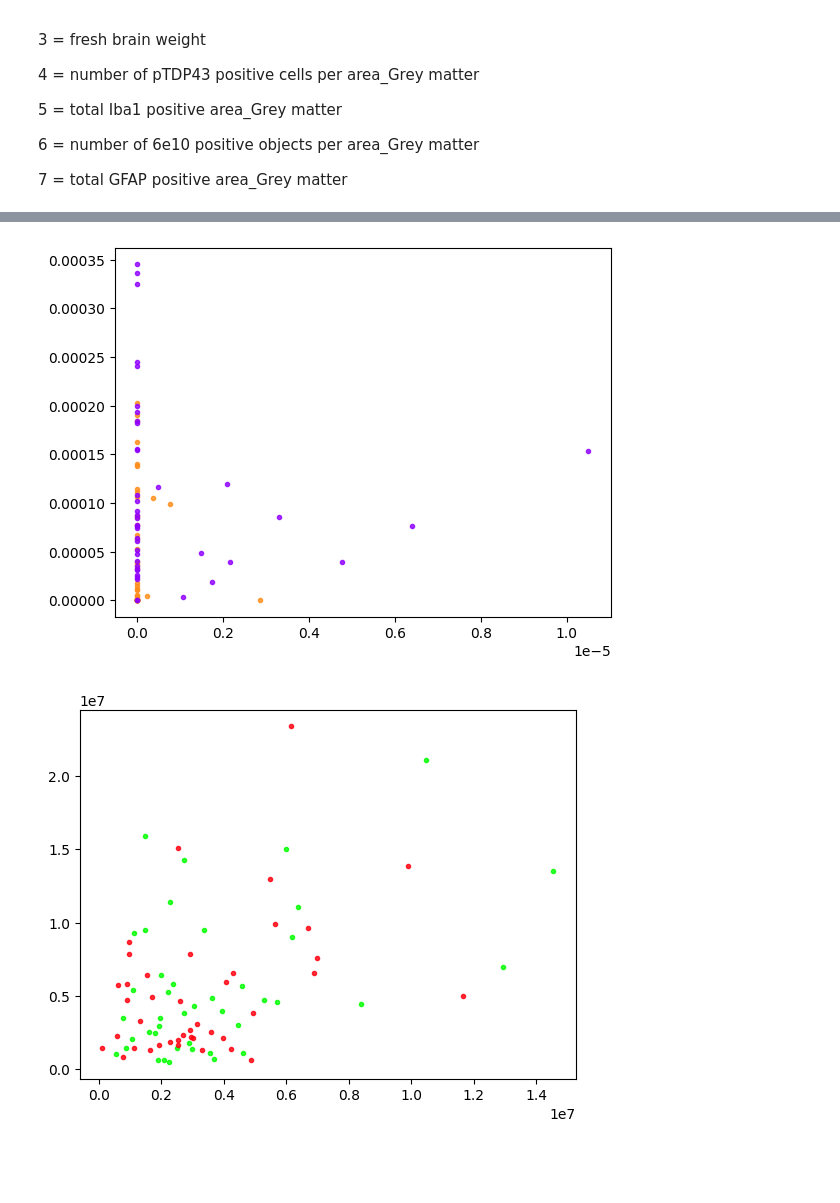
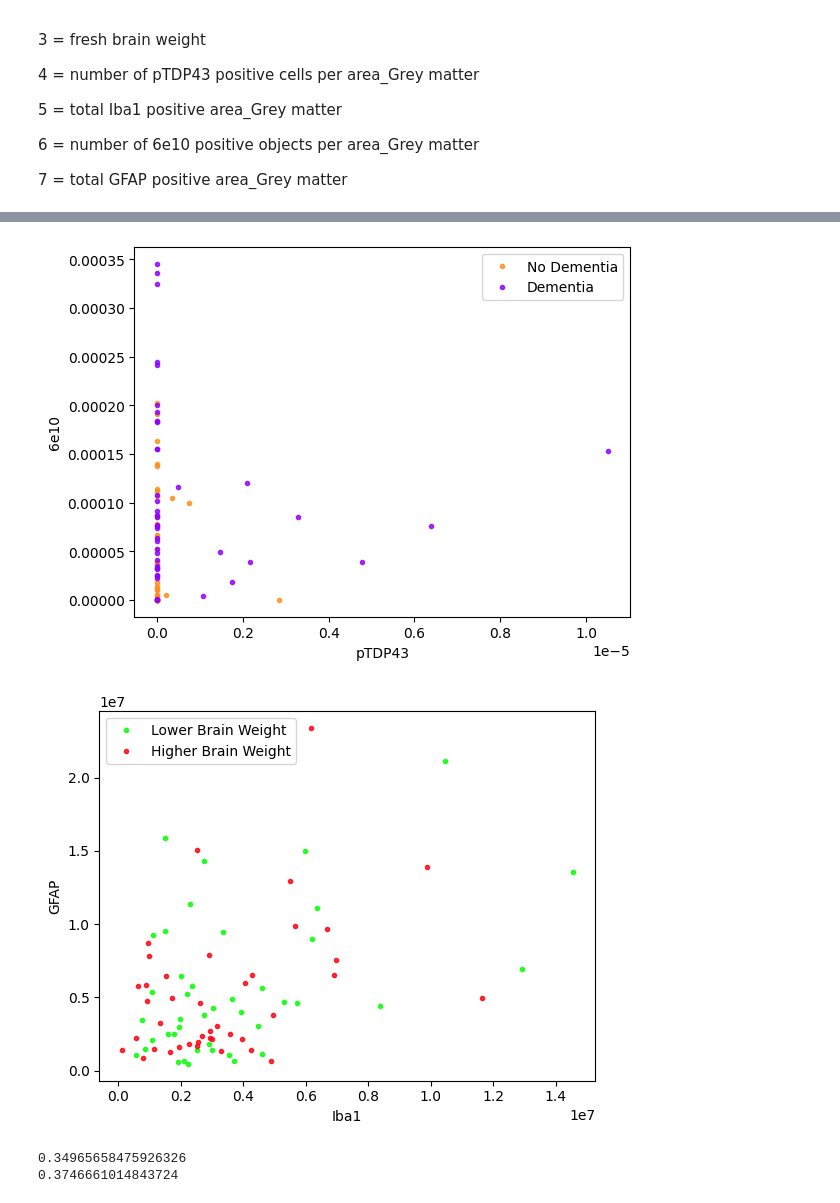
Before and after one commit to lindseyhuppin/Neur265Work, a Jupyter notebook: finalProject/FinalPosterPresentation.ipynb, the cells around one changed output, grey strips where cells are left out. Drawn from its saved outputs; the diff is of its cells as text; code cells hidden in the pictures; blank space fills up the shorter version.

```diff
--- a/finalProject/FinalPosterPresentation.ipynb
+++ b/finalProject/FinalPosterPresentation.ipynb
@@ -130,12 +124,29 @@ plt.show()
 # %%
 #scatter plots
 plt.plot(pTDP43_noD,_6e10_noD,'.', color = '#ff8d1acf')
 plt.plot(pTDP43_yD,_6e10_yD,'.', color = '#8f00ffcf')
+plt.xlabel('pTDP43')
+plt.ylabel('6e10')
+plt.legend(['No Dementia','Dementia'])
 plt.show()
 plt.plot(Iba1_less,GFAP_less,'.', color = '#00ff00cf')
 plt.plot(Iba1_more,GFAP_more,'.', color = '#ff000dcf')
-
+plt.xlabel('Iba1')
+plt.ylabel('GFAP')
+plt.legend(['Lower Brain Weight','Higher Brain Weight'])
 plt.show()
 # %% [output]
-[figure, old version]
+[figure, new version]
-[figure, old version]
+[figure, new version]
+# %%
+
+def autocorr(x, y):
+    corr = np.correlate(x, y, 'full')  # Compute the autocorrelation
+    corr = corr[corr.size//2:] / corr.max()               # Convert to correlation coefficients
+    return corr.mean()                                    # Return only requested lags
+
+print(autocorr(pTDP43,_6e10))
+print(autocorr(Iba1,GFAP))
+# %% [output]
+0.34965658475926326
+0.3746661014843724
```
Also changed, not shown: parts of 9 cells of this notebook.
